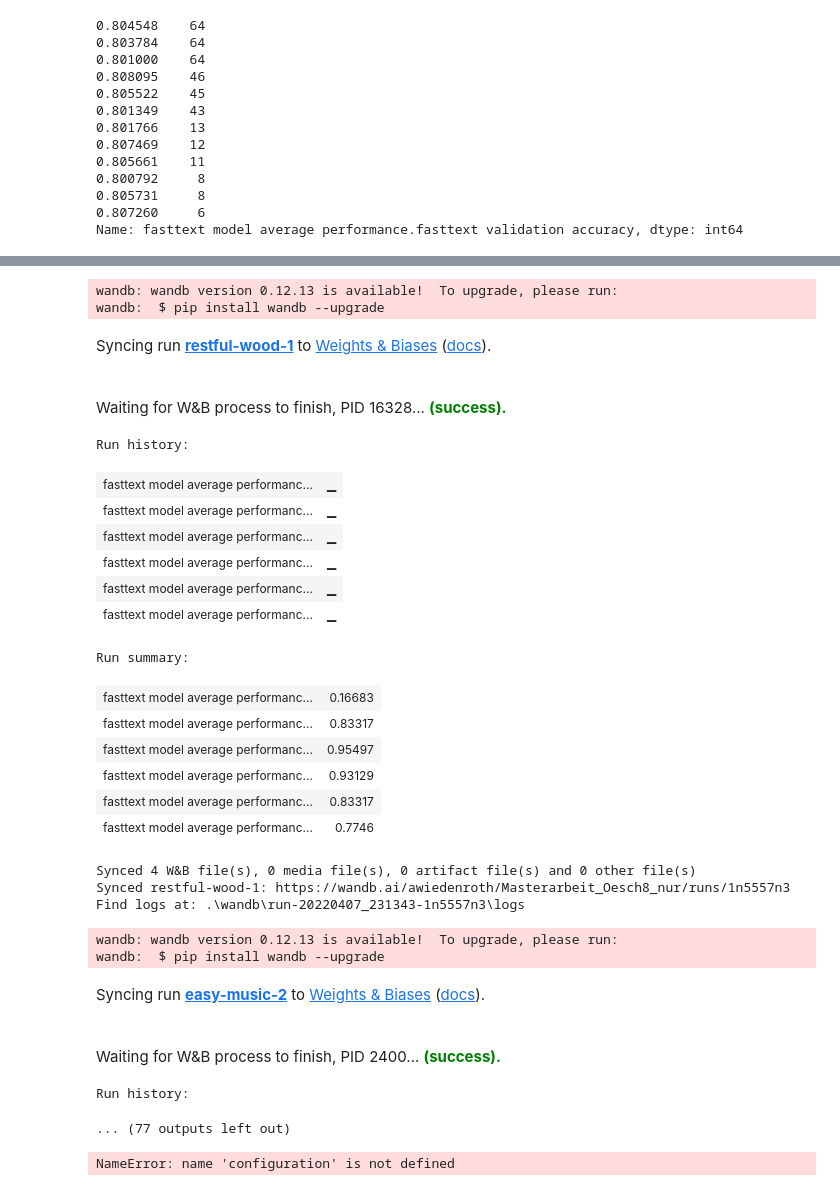
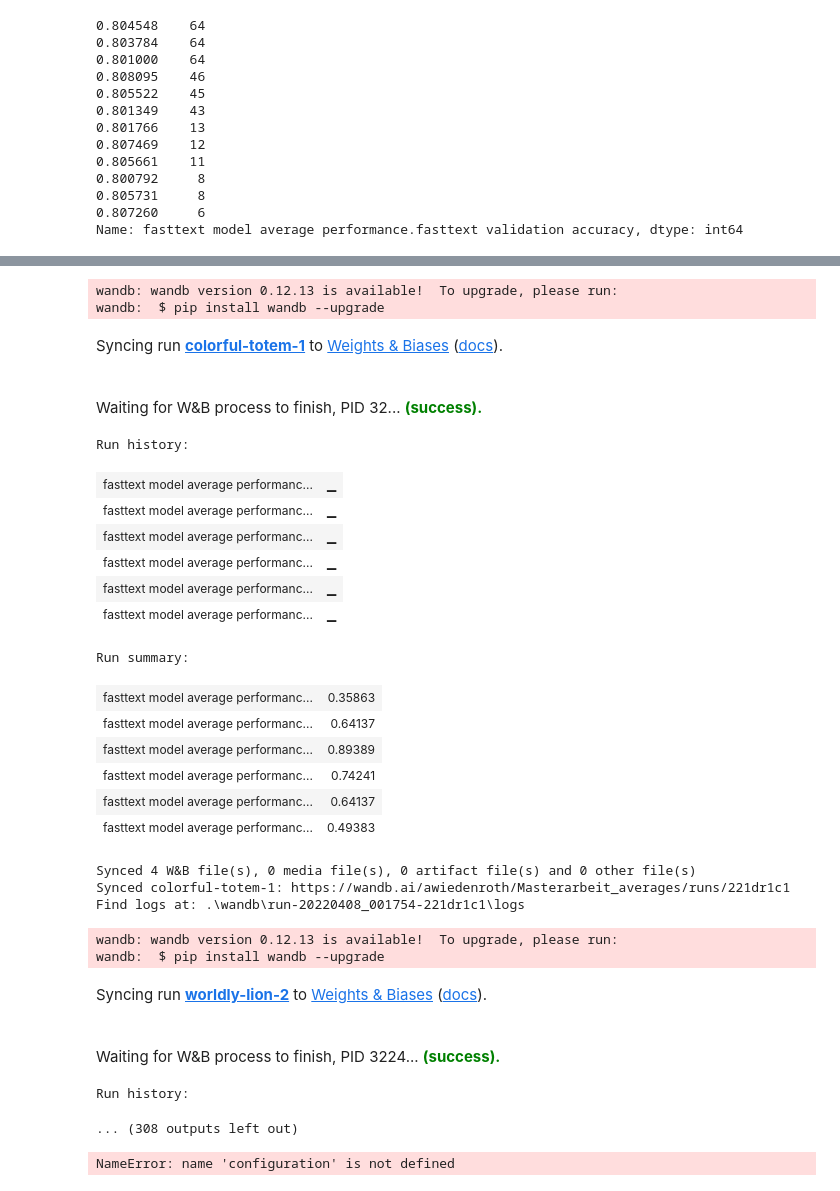
Before and after one commit to awiedenroth/MasterThesisExperiments, a Jupyter notebook: Analyse/Averager.ipynb, the cells around one changed output, grey strips where cells are left out. Saved outputs shown, nothing was run; the diff lists cells and outputs as text; code cells hidden in the pictures.

Commit message:
Bug gefunden in wandb, ft_run angepasst

```diff
--- a/Analyse/Averager.ipynb
+++ b/Analyse/Averager.ipynb
@@ -12,6 +12,6 @@ import nltk
 from pathlib import Path
 import dtale
 # %%
-df = pd.read_csv("./oesch8_nur.csv",  sep = ",")
-df.head(10)
+df = pd.read_csv("./full_dataset.csv",  sep = ",")
+df.head()
 # %% [output]
@@ -89,56 +79,56 @@ print(a)
 # %%
-a = df.groupby(["ft_model","keyboard_aug", "remove_numbers", "fasttext_zusatzdaten", "remove_stopwords", "lowercase", "remove_punctuation"],
+a = df.groupby(["oesch", "selbstständige", "ft_model","keyboard_aug", "remove_numbers", "fasttext_zusatzdaten", "remove_stopwords", "lowercase", "remove_punctuation"],
               as_index= False)[["fasttext model average performance.fasttext validation accuracy", "fasttext model average performance.fasttext validation balanced acc",
                                "fasttext model average performance.fasttext micro-f1 score", "fasttext model average performance.fasttext hamming loss",
                                 "fasttext model average performance.fasttext train accuracy", "fasttext model average performance.fasttext train balanced acc"]].mean().to_dict(orient= "index")
 
-config = ['ft_model', 'keyboard_aug', 'remove_numbers', 'fasttext_zusatzdaten', 'remove_stopwords', 'lowercase', 'remove_punctuation']
+config = ['oesch', 'selbstständige','ft_model', 'keyboard_aug', 'remove_numbers', 'fasttext_zusatzdaten', 'remove_stopwords', 'lowercase', 'remove_punctuation']
 results = ['fasttext model average performance.fasttext validation accuracy', 'fasttext model average performance.fasttext validation balanced acc', 'fasttext model average performance.fasttext micro-f1 score',
                 'fasttext model average performance.fasttext hamming loss', 'fasttext model average performance.fasttext train accuracy', 'fasttext model average performance.fasttext train balanced acc']
 
 
 for x,y in a.items():
 
     conf={}
     metr={}
     for k,v in y.items():
         if k in config:
             conf[k] = v
         if k in results:
             metr[k] = v
-    run = wandb.init(project="Masterarbeit_Oesch8_nur", entity="awiedenroth", config=conf)
+    run = wandb.init(project="Masterarbeit_averages", entity="awiedenroth", config=conf)
     wandb.log(metr)
     run.finish()
     #print(conf)
     #print(metr)
 # %% [output]
 wandb: wandb version 0.12.13 is available!  To upgrade, please run:
 wandb:  $ pip install wandb --upgrade
-Syncing run restful-wood-1 to Weights & Biases (docs).
+Syncing run colorful-totem-1 to Weights & Biases (docs).
-Waiting for W&B process to finish, PID 16328... (success).
+Waiting for W&B process to finish, PID 32... (success).
 Run history:
 | fasttext model average performanc... | ▁ |
 | fasttext model average performanc... | ▁ |
 | fasttext model average performanc... | ▁ |
 | fasttext model average performanc... | ▁ |
 | fasttext model average performanc... | ▁ |
 | fasttext model average performanc... | ▁ |
 Run summary:
-| fasttext model average performanc... | 0.16683 |
-| fasttext model average performanc... | 0.83317 |
-| fasttext model average performanc... | 0.95497 |
-| fasttext model average performanc... | 0.93129 |
-| fasttext model average performanc... | 0.83317 |
-| fasttext model average performanc... | 0.7746 |
+| fasttext model average performanc... | 0.35863 |
+| fasttext model average performanc... | 0.64137 |
+| fasttext model average performanc... | 0.89389 |
+| fasttext model average performanc... | 0.74241 |
+| fasttext model average performanc... | 0.64137 |
+| fasttext model average performanc... | 0.49383 |
 Synced 4 W&B file(s), 0 media file(s), 0 artifact file(s) and 0 other file(s)
-Synced restful-wood-1: https://wandb.ai/awiedenroth/Masterarbeit_Oesch8_nur/runs/1n5557n3
-Find logs at: .\wandb\run-20220407_231343-1n5557n3\logs
+Synced colorful-totem-1: https://wandb.ai/awiedenroth/Masterarbeit_averages/runs/221dr1c1
+Find logs at: .\wandb\run-20220408_001754-221dr1c1\logs
 wandb: wandb version 0.12.13 is available!  To upgrade, please run:
 wandb:  $ pip install wandb --upgrade
-Syncing run easy-music-2 to Weights & Biases (docs).
+Syncing run worldly-lion-2 to Weights & Biases (docs).
-Waiting for W&B process to finish, PID 2400... (success).
+Waiting for W&B process to finish, PID 3224... (success).
 Run history:
-... (77 outputs left out)
+... (308 outputs left out)
 # %%
 #import wandb
 #api = wandb.Api("5a0c9d2c04e141e969e5f63e2c722fe7737846c2")
```
Also changed, not shown: parts of 6 cells of this notebook, 8 other files.
